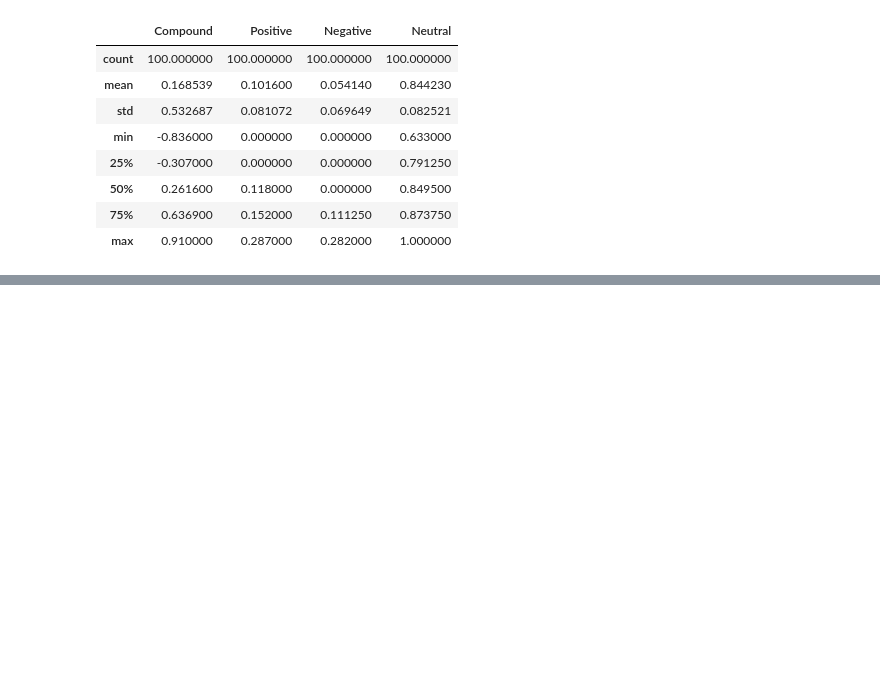
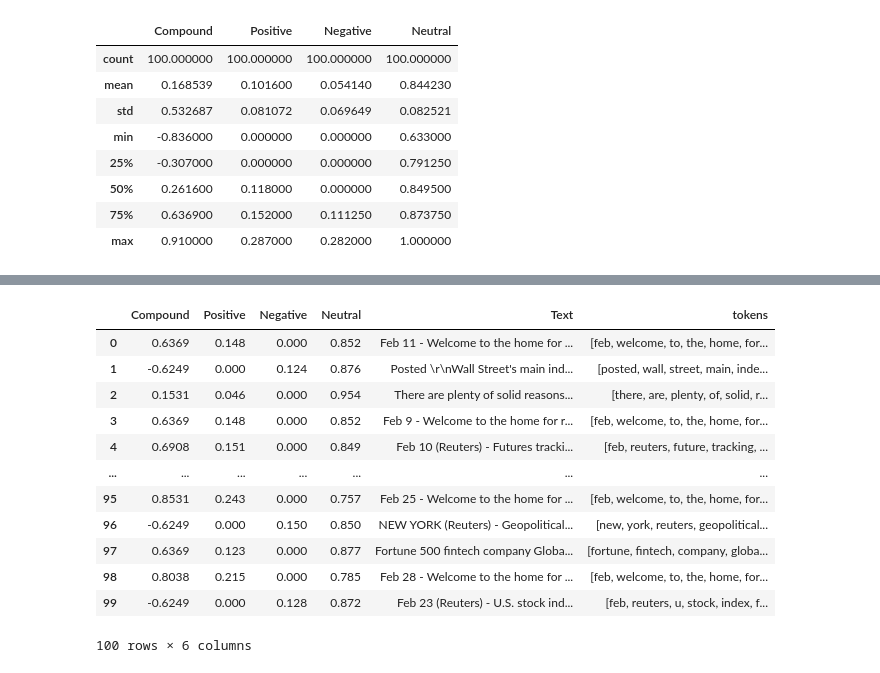
Before and after one commit to StrawhatRA/NLP-Tweet-Investor, a Jupyter notebook: data_collection.ipynb, the cells around one changed output, grey strips where cells are left out. Cells and saved outputs as stored; diff of their text form; code cells hidden in the pictures; blank space fills up the shorter version.

Commit message:
completed basic model, must now change into desired version

```diff
--- a/data_collection.ipynb
+++ b/data_collection.ipynb
@@ -136,7 +53,7 @@ load_dotenv()
 newsapi = NewsApiClient(api_key=os.environ["NEWS_API_KEY"])
 # %%
 headlines = newsapi.get_everything(
-    q="S&P 500",
+    q="S&P 500" "",
     language="en",
     page_size=100,
     sort_by="relevancy"
@@ -221,0 +134,25 @@ sw = set(stopwords.words('english'))
+# %%
+def tokenizer(text):
+    """Tokenizes text."""
+
+    # Remove the punctuation from text
+
+    regex = re.compile("[^a-zA-Z ]")
+
+    # Create a tokenized list of the words
+    re_clean = regex.sub('', text)
+    words = word_tokenize(re_clean)
+    words = word_tokenize(re_clean)
+    words = word_tokenize(re_clean.lower())
+
+    # Lemmatize words into root words
+    lem = [lemmatizer.lemmatize(word) for word in words]
+
+    # Convert the words to lowercase
+    words = [word for word in words if word not in sw]
+
+    # Remove the stop words
+
+    return lem
+
+tokenizer(df.iloc[0]['Text'])
@@ -221,0 +177,17 @@ sw = set(stopwords.words('english'))
+# %%
+df['tokens'] = df['Text'].apply(tokenizer)
+df
+# %% [output]
+|  | Compound | Positive | Negative | Neutral | Text | tokens |
+| 0 | 0.6369 | 0.148 | 0.000 | 0.852 | Feb 11 - Welcome to the home for ... | [feb, welcome, to, the, home, for... |
+| 1 | -0.6249 | 0.000 | 0.124 | 0.876 | Posted \r\nWall Street's main ind... | [posted, wall, street, main, inde... |
+| 2 | 0.1531 | 0.046 | 0.000 | 0.954 | There are plenty of solid reasons... | [there, are, plenty, of, solid, r... |
+| 3 | 0.6369 | 0.148 | 0.000 | 0.852 | Feb 9 - Welcome to the home for r... | [feb, welcome, to, the, home, for... |
+| 4 | 0.6908 | 0.151 | 0.000 | 0.849 | Feb 10 (Reuters) - Futures tracki... | [feb, reuters, future, tracking, ... |
+| ... | ... | ... | ... | ... | ... | ... |
+| 95 | 0.8531 | 0.243 | 0.000 | 0.757 | Feb 25 - Welcome to the home for ... | [feb, welcome, to, the, home, for... |
+| 96 | -0.6249 | 0.000 | 0.150 | 0.850 | NEW YORK (Reuters) - Geopolitical... | [new, york, reuters, geopolitical... |
+| 97 | 0.6369 | 0.123 | 0.000 | 0.877 | Fortune 500 fintech company Globa... | [fortune, fintech, company, globa... |
+| 98 | 0.8038 | 0.215 | 0.000 | 0.785 | Feb 28 - Welcome to the home for ... | [feb, welcome, to, the, home, for... |
+| 99 | -0.6249 | 0.000 | 0.128 | 0.872 | Feb 23 (Reuters) - U.S. stock ind... | [feb, reuters, u, stock, index, f... |
+100 rows × 6 columns
```
Also changed, not shown: parts of 17 cells of this notebook.
